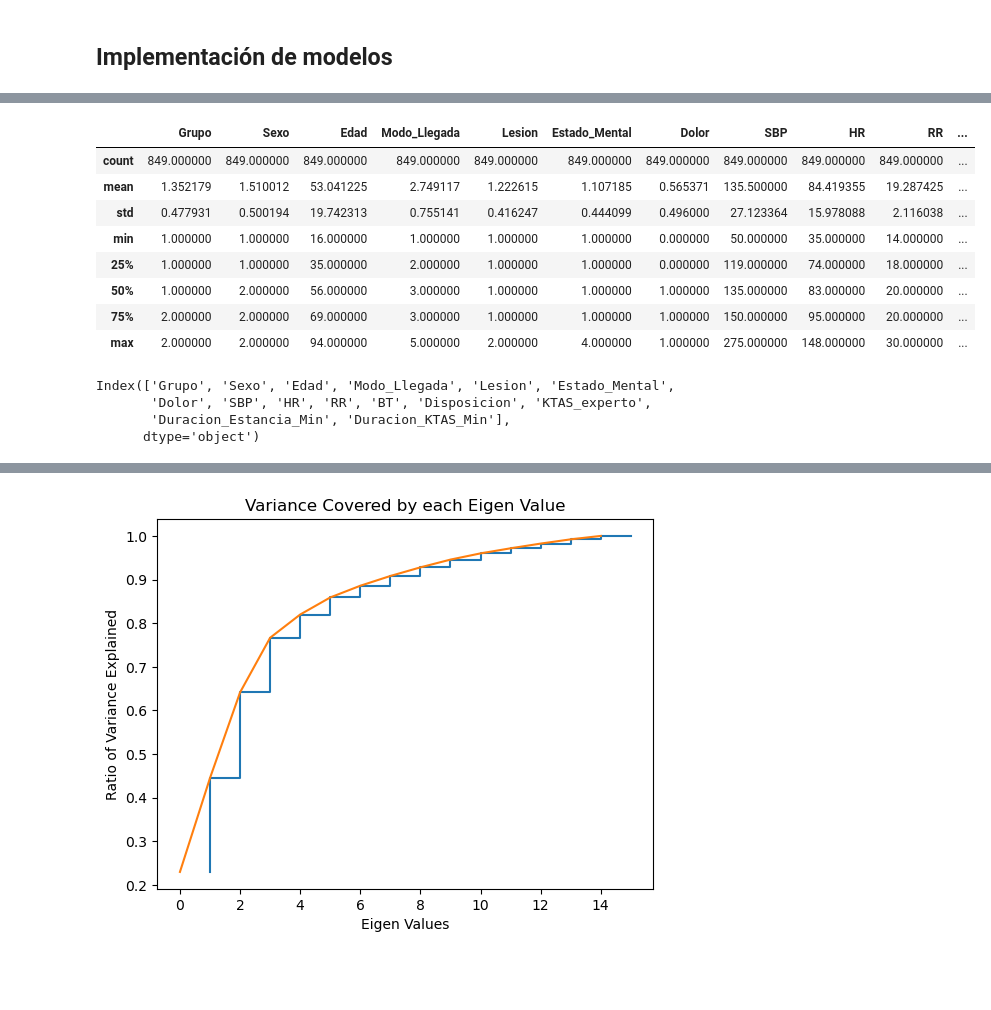
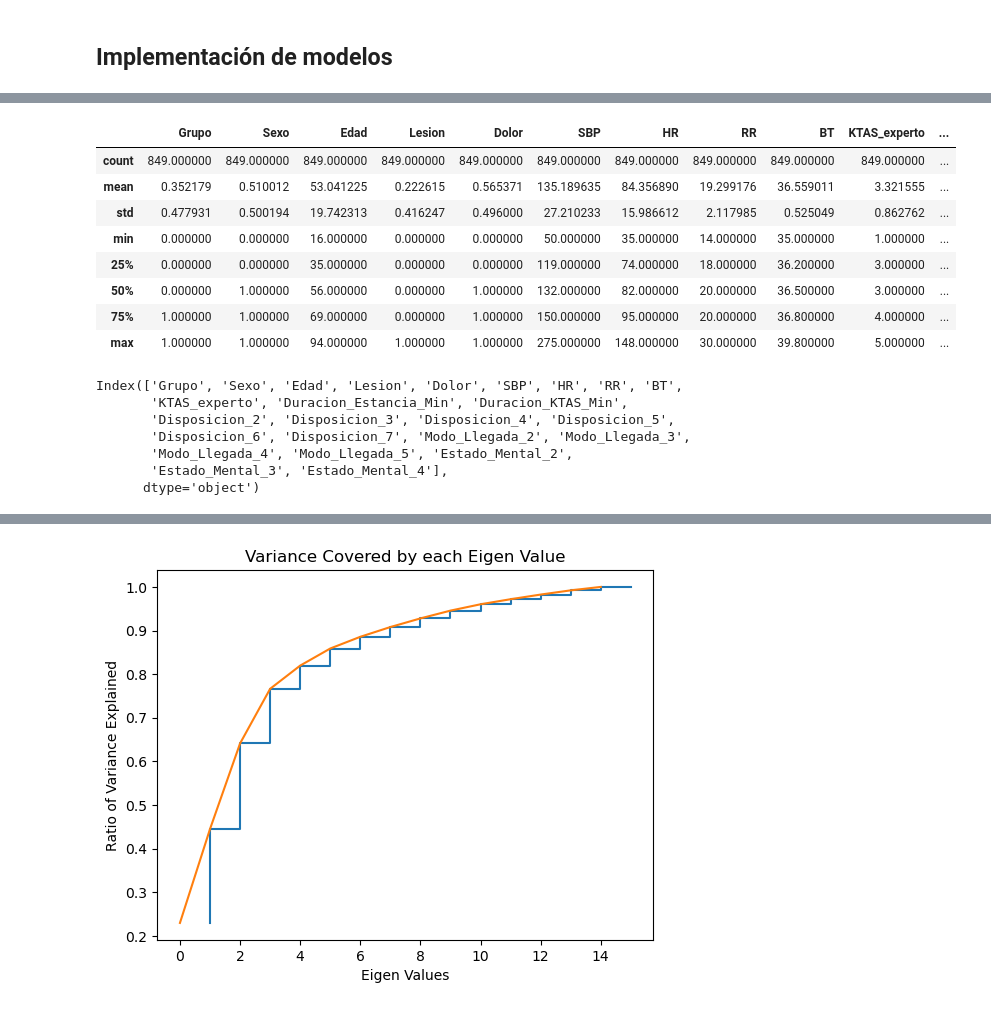
Before and after one commit to despinosaa/Lab1_G1, a Jupyter notebook: Lab2_UNIFICADO copy 2.ipynb, the cells around one changed output, grey strips where cells are left out. Saved outputs shown, nothing was run; the diff lists cells and outputs as text; code cells hidden in the pictures; blank space fills up the shorter version.

```diff
--- a/Lab2_UNIFICADO copy 2.ipynb
+++ b/Lab2_UNIFICADO copy 2.ipynb
@@ -965,6 +465,0 @@ Por medio del metodo de la sombra se puede ver que con k=3 los grupos tienen un
-# %%
-k = 3
-semilla = 9
-
-final_model = KMeans(n_clusters=k, random_state=semilla, init='random', n_init=1)
-final_model.fit(X)
@@ -1120,23 +465,0 @@ plt.show()
-# %%
-import seaborn as sns
-import matplotlib.pyplot as plt
-from sklearn.decomposition import PCA
-from sklearn.cluster import KMeans
-
-
-clusters = final_model.fit_predict(X)
-X['Cluster'] = clusters
-
-# Apply PCA to reduce to 2 dimensions
-pca = PCA(n_components=2)
-pca_result = pca.fit_transform(X)
-
-# Create a new DataFrame with the PCA components and the Cluster column
-pca_df = pd.DataFrame(pca_result, columns=['PCA Component 1', 'PCA Component 2'])
-pca_df['Cluster'] = clusters
-
-# Plot the PCA-reduced data
-sns.scatterplot(data=pca_df, x='PCA Component 1', y='PCA Component 2', hue='Cluster', palette='viridis')
-
-# Show the plot
-plt.show()
@@ -1162,23 +485,26 @@ dataScaled.describe()
 | 75% | 1.000000 | 1.000000 | 0.679487 | 0.500000 | 0.000000 | 0.000000 | 1.000000 | 0.444444 | 0.530973 | 0.375000 | 0.375000 | ... |
 | max | 1.000000 | 1.000000 | 1.000000 | 1.000000 | 1.000000 | 1.000000 | 1.000000 | 1.000000 | 1.000000 | 1.000000 | 1.000000 | ... |
 # %%
-data.describe()
+X.describe()
 # %% [output]
-|  | Grupo | Sexo | Edad | Modo_Llegada | Lesion | Estado_Mental | Dolor | SBP | HR | RR | ... |
+|  | Grupo | Sexo | Edad | Lesion | Dolor | SBP | HR | RR | BT | KTAS_experto | ... |
 | count | 849.000000 | 849.000000 | 849.000000 | 849.000000 | 849.000000 | 849.000000 | 849.000000 | 849.000000 | 849.000000 | 849.000000 | ... |
-| mean | 1.352179 | 1.510012 | 53.041225 | 2.749117 | 1.222615 | 1.107185 | 0.565371 | 135.500000 | 84.419355 | 19.287425 | ... |
-| std | 0.477931 | 0.500194 | 19.742313 | 0.755141 | 0.416247 | 0.444099 | 0.496000 | 27.123364 | 15.978088 | 2.116038 | ... |
-| min | 1.000000 | 1.000000 | 16.000000 | 1.000000 | 1.000000 | 1.000000 | 0.000000 | 50.000000 | 35.000000 | 14.000000 | ... |
-| 25% | 1.000000 | 1.000000 | 35.000000 | 2.000000 | 1.000000 | 1.000000 | 0.000000 | 119.000000 | 74.000000 | 18.000000 | ... |
-| 50% | 1.000000 | 2.000000 | 56.000000 | 3.000000 | 1.000000 | 1.000000 | 1.000000 | 135.000000 | 83.000000 | 20.000000 | ... |
-| 75% | 2.000000 | 2.000000 | 69.000000 | 3.000000 | 1.000000 | 1.000000 | 1.000000 | 150.000000 | 95.000000 | 20.000000 | ... |
-| max | 2.000000 | 2.000000 | 94.000000 | 5.000000 | 2.000000 | 4.000000 | 1.000000 | 275.000000 | 148.000000 | 30.000000 | ... |
+| mean | 0.352179 | 0.510012 | 53.041225 | 0.222615 | 0.565371 | 135.189635 | 84.356890 | 19.299176 | 36.559011 | 3.321555 | ... |
+| std | 0.477931 | 0.500194 | 19.742313 | 0.416247 | 0.496000 | 27.210233 | 15.986612 | 2.117985 | 0.525049 | 0.862762 | ... |
+| min | 0.000000 | 0.000000 | 16.000000 | 0.000000 | 0.000000 | 50.000000 | 35.000000 | 14.000000 | 35.000000 | 1.000000 | ... |
+| 25% | 0.000000 | 0.000000 | 35.000000 | 0.000000 | 0.000000 | 119.000000 | 74.000000 | 18.000000 | 36.200000 | 3.000000 | ... |
+| 50% | 0.000000 | 1.000000 | 56.000000 | 0.000000 | 1.000000 | 132.000000 | 82.000000 | 20.000000 | 36.500000 | 3.000000 | ... |
+| 75% | 1.000000 | 1.000000 | 69.000000 | 0.000000 | 1.000000 | 150.000000 | 95.000000 | 20.000000 | 36.800000 | 4.000000 | ... |
+| max | 1.000000 | 1.000000 | 94.000000 | 1.000000 | 1.000000 | 275.000000 | 148.000000 | 30.000000 | 39.800000 | 5.000000 | ... |
 # %%
-data.columns
+X.columns
 # %% [output]
-Index(['Grupo', 'Sexo', 'Edad', 'Modo_Llegada', 'Lesion', 'Estado_Mental',
-       'Dolor', 'SBP', 'HR', 'RR', 'BT', 'Disposicion', 'KTAS_experto',
-       'Duracion_Estancia_Min', 'Duracion_KTAS_Min'],
+Index(['Grupo', 'Sexo', 'Edad', 'Lesion', 'Dolor', 'SBP', 'HR', 'RR', 'BT',
+       'KTAS_experto', 'Duracion_Estancia_Min', 'Duracion_KTAS_Min',
+       'Disposicion_2', 'Disposicion_3', 'Disposicion_4', 'Disposicion_5',
+       'Disposicion_6', 'Disposicion_7', 'Modo_Llegada_2', 'Modo_Llegada_3',
+       'Modo_Llegada_4', 'Modo_Llegada_5', 'Estado_Mental_2',
+       'Estado_Mental_3', 'Estado_Mental_4'],
       dtype='object')
 # %%
 from sklearn.decomposition import PCA
```
Also changed, not shown: parts of 72 cells of this notebook.
